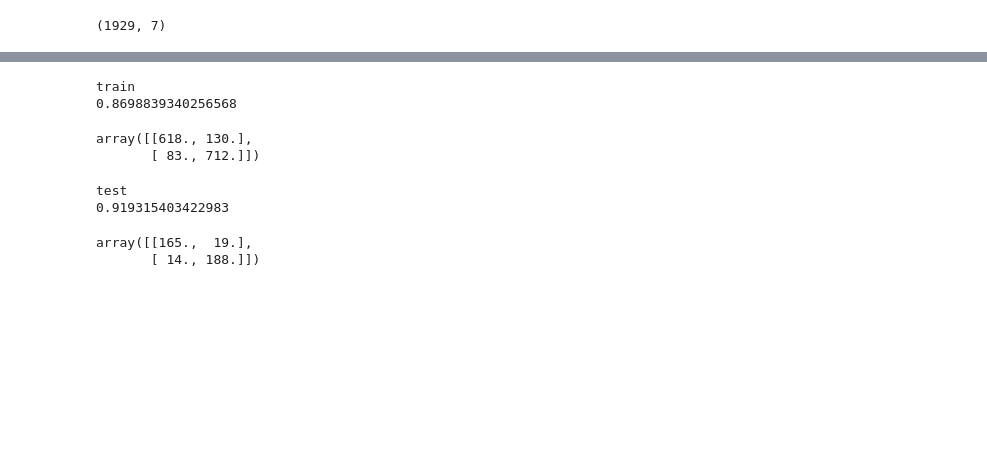
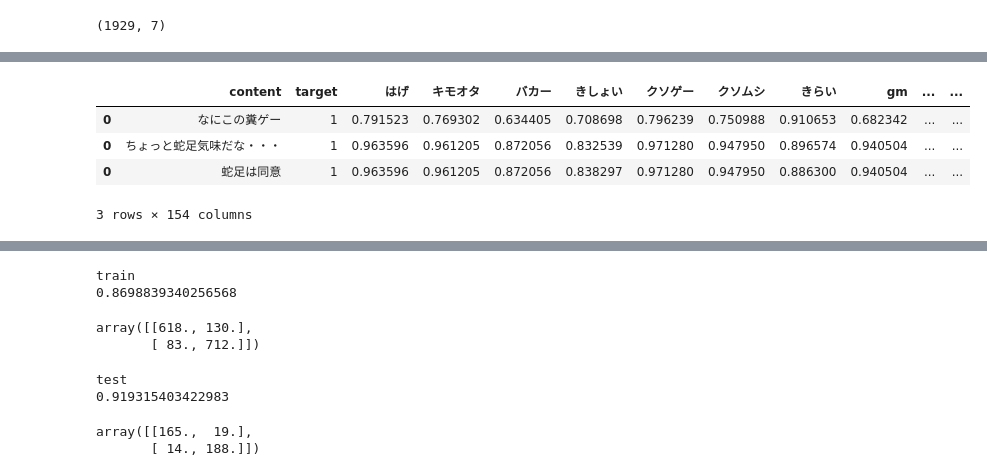
Before and after one commit to N-Eiki/proen, a Jupyter notebook: dev/Untitled.ipynb, the cells around one changed output, grey strips where cells are left out. Saved outputs shown, nothing was run; the diff lists cells and outputs as text; code cells hidden in the pictures; blank space fills up the shorter version.

```diff
--- a/dev/Untitled.ipynb
+++ b/dev/Untitled.ipynb
@@ -290,24 +387,39 @@ sandbox["content"] = df.content.values
 # %%
+def create_the_highest_cosine_sim_data(df):
+    base = pd.DataFrame(columns=np.array(b_l))
 
-# base = pd.DataFrame(columns=np.array(b_l))
+    for r in tqdm(df.iterrows()):
+        text = r[1].mophologic_content
+        highest_list=[]
 
+        for word in b_l:
+            try:
+                v1 = model.wv[word]
+                cos_list = []
+                for t in text:
+                        v2=model.wv[t]
+                        cos_list.append(cos_similarity(v1,v2))
+                        if word not in b_l:
+                            b_l.append(word)
+            except:
+                pass
+            try:
+                highest_list.append(np.array(cos_list).max())
+            except:
+                highest_list.append(np.nan)
+        tmp=pd.DataFrame(np.array(highest_list).reshape(1,-1), columns=b_l)
+        base=pd.concat([base, tmp])
 
+    base["target"] =df.target
+    base["content"] = df.content
+    base = base.loc[:,base.columns[::-1]]
+    return base
 
-# for r in tqdm(newdf.iterrows()):
-#     text = r[1].mophologic_content
-#     ave_list=[]
-
-#     for word in b_l:
-#         try:
-#             v1 = model.wv[word]
-#             cos_list = []
-#             for t in text:
-#                     v2=model.wv[t]
-#                     cos_list.append(cos_similarity(v1,v2))
-#                     if word not in b_l:
-#                         b_l.append(word)
-#         except:
-#             pass
-#         ave_list.append(np.array(cos_list).mean())
-#     tmp=pd.DataFrame(np.array(ave_list).reshape(1,-1), columns=b_l)
-#     base=pd.concat([base, tmp])
+high_sim_df = create_the_highest_cosine_sim_data(df)
+high_sim_df.head(3)
+# %% [output]
+|  | content | target | はげ | キモオタ | バカー | きしょい | クソゲー | クソムシ | きらい | gm | ... | ... |
+| 0 | なにこの糞ゲー | 1 | 0.791523 | 0.769302 | 0.634405 | 0.708698 | 0.796239 | 0.750988 | 0.910653 | 0.682342 | ... | ... |
+| 0 | ちょっと蛇足気味だな・・・ | 1 | 0.963596 | 0.961205 | 0.872056 | 0.832539 | 0.971280 | 0.947950 | 0.896574 | 0.940504 | ... | ... |
+| 0 | 蛇足は同意 | 1 | 0.963596 | 0.961205 | 0.872056 | 0.838297 | 0.971280 | 0.947950 | 0.886300 | 0.940504 | ... | ... |
+3 rows × 154 columns
```
Also changed, not shown: parts of 24 cells of this notebook, 3 other files.
